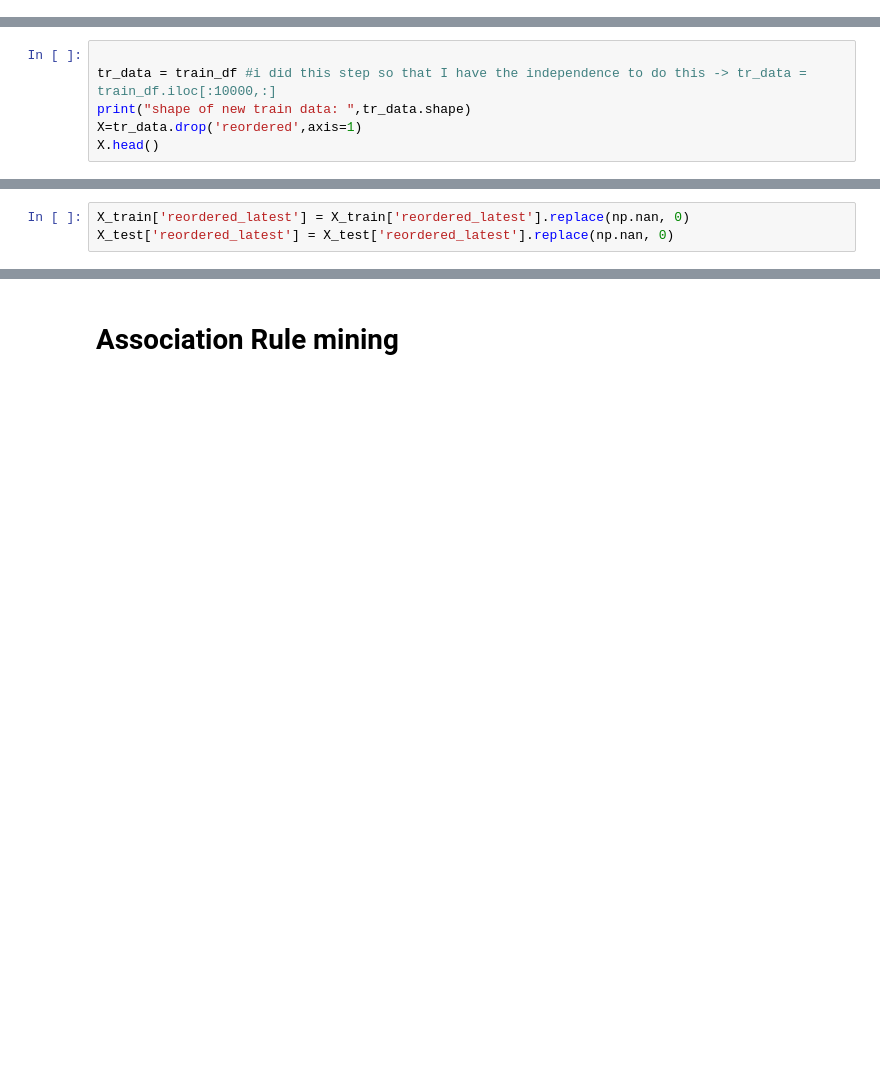
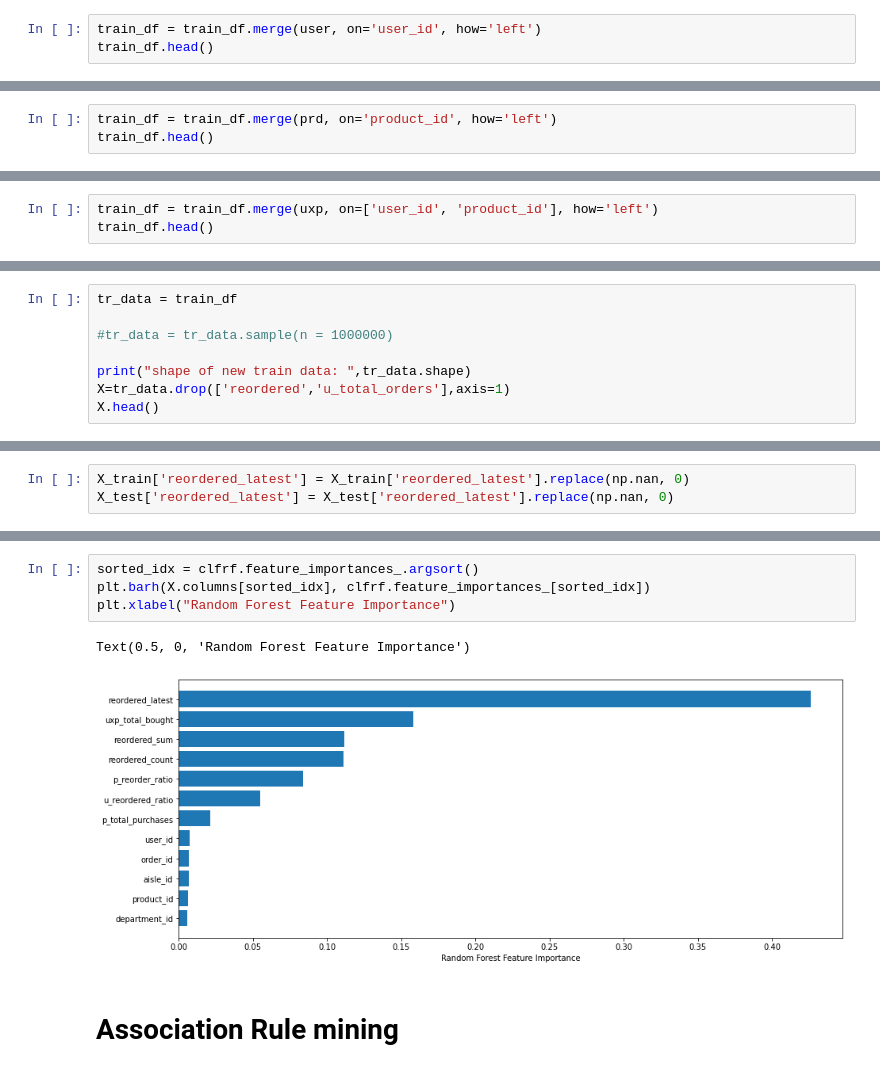
Before and after one commit to srpanchal/Instacart-Market-Basket-Analysis, a Jupyter notebook: Instacart.ipynb, the cells around one changed output, grey strips where cells are left out. Cells and saved outputs as stored; diff of their text form; blank space fills up the shorter version.

Commit message:
added feature importance and new features

```diff
--- a/Instacart.ipynb
+++ b/Instacart.ipynb
@@ -379,0 +474,3 @@ print(train_df.shape)
+# %%
+train_df = train_df.merge(user, on='user_id', how='left')
+train_df.head()
@@ -379,0 +484,3 @@ print(train_df.shape)
+# %%
+train_df = train_df.merge(prd, on='product_id', how='left')
+train_df.head()
@@ -379,0 +494,3 @@ print(train_df.shape)
+# %%
+train_df = train_df.merge(uxp, on=['user_id', 'product_id'], how='left')
+train_df.head()
@@ -380,9 +510,11 @@ print(train_df.shape)
 # %% [markdown]
 # Models
 # %%
+tr_data = train_df
 
-tr_data = train_df #i did this step so that I have the independence to do this -> tr_data = train_df.iloc[:10000,:]
+#tr_data = tr_data.sample(n = 1000000)
+
 print("shape of new train data: ",tr_data.shape)
-X=tr_data.drop('reordered',axis=1)
+X=tr_data.drop(['reordered','u_total_orders'],axis=1)
 X.head()
 # %% [output]
@@ -423,3 +555,10 @@ Wall time: 2min 43s
+# %%
+sorted_idx = clfrf.feature_importances_.argsort()
+plt.barh(X.columns[sorted_idx], clfrf.feature_importances_[sorted_idx])
+plt.xlabel("Random Forest Feature Importance")
+# %% [output]
+Text(0.5, 0, 'Random Forest Feature Importance')
+[figure, added]
 # %% [markdown]
 # Association Rule mining
 # %%
```
Also changed, not shown: parts of 21 cells of this notebook.
